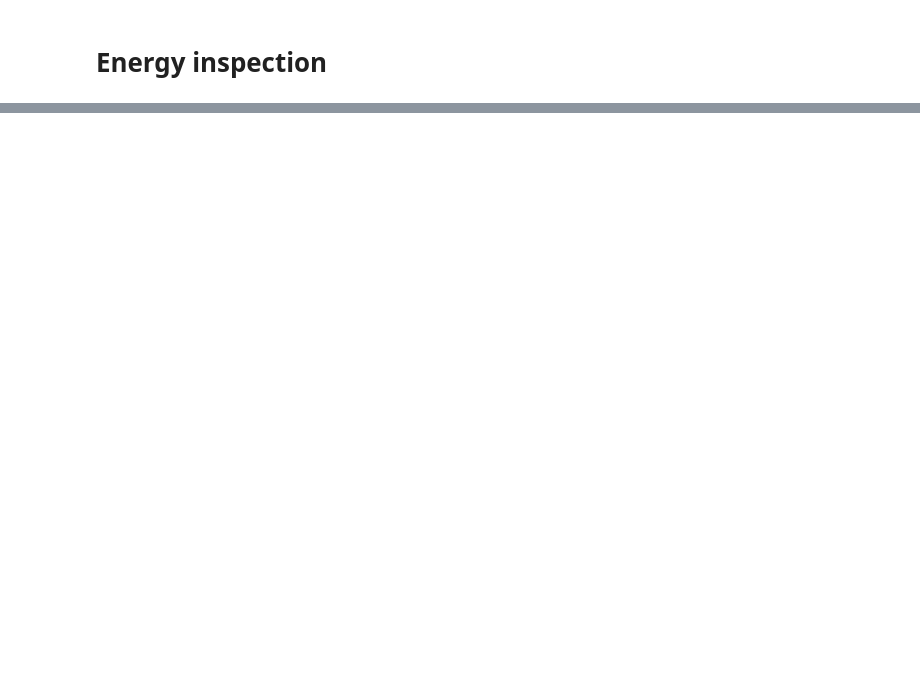
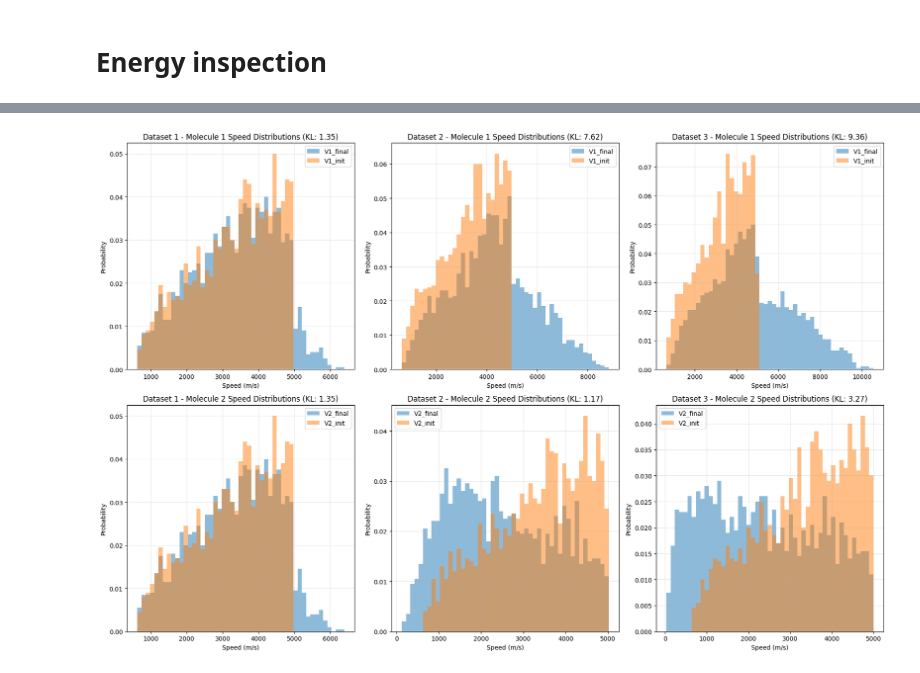
Before and after one commit to TijnZeelenberg/scatteringkernels, a Jupyter notebook: data_analysis.ipynb, the cells around one changed output, grey strips where cells are left out. Saved outputs shown, nothing was run; the diff lists cells and outputs as text; code cells hidden in the pictures; blank space fills up the shorter version.

```diff
--- a/data_analysis.ipynb
+++ b/data_analysis.ipynb
@@ -166,50 +110,68 @@ Calculate the Kullback-Leibler divergence between the pre- and post-collisional
 # %%
-import numpy as np
-import pandas as pd
 from scipy.stats import entropy
-import matplotlib.pyplot as plt
 
-# Load the data
-df = pd.read_csv("CTC_simulation_results.csv")
-v_init = df["V_init"]
-v_final = df["V_final"]
+num_bins = 50
+fig, ax = plt.subplots(2, nr_datasets, figsize=(18, 4*nr_datasets))
+for i in range(nr_datasets):
+    # Molecule 1
+    v1_init = datasets[i]["V1_init"].dropna().values
+    v1_final = datasets[i]["V1_final"].dropna().values
 
-# Create Histograms (Discretize the distributions)
-# We must use the same bins for both to align them.
-# We create bins covering the full range of both datasets.
-num_bins = 50
-min_val = min(v_init.min(), v_final.min())
-max_val = max(v_init.max(), v_final.max())
-bins = np.linspace(min_val, max_val, num_bins)
+    min_val_1 = min(v1_init.min(), v1_final.min())
+    max_val_1 = max(v1_init.max(), v1_final.max())
+    bins_1 = np.linspace(min_val_1, max_val_1, num_bins)
 
-# Get the counts and normalize them to create probability distributions
-# density=False gets counts, we normalize manually to ensure sum(P) = 1
-v_final_counts, _ = np.histogram(v_final, bins=bins)
-v_init_counts, _ = np.histogram(v_init, bins=bins)
+    v1_final_counts, _ = np.histogram(v1_final, bins=bins_1)
+    v1_init_counts, _ = np.histogram(v1_init, bins=bins_1)
 
-# Handle zeros (Smoothing)
-# KL divergence explodes if Q(i) is 0 where P(i) > 0.
-# We add a small epsilon to avoid log(0) or division by zero errors.
-epsilon = 1e-10
-v_final_counts = v_final_counts + epsilon
-v_init_counts = v_init_counts + epsilon
+    epsilon = 1e-10
+    v1_final_counts = v1_final_counts + epsilon
+    v1_init_counts = v1_init_counts + epsilon
 
-# Normalize to get probabilities
-v_final_norm = v_final_counts / np.sum(v_final_counts)  # Final distribution
-v_init_norm = v_init_counts / np.sum(v_init_counts)  # Initial distribution
+    v1_final_norm = v1_final_counts / np.sum(v1_final_counts)
+    v1_init_norm = v1_init_counts / np.sum(v1_init_counts)
 
-# Compute KL Divergence
-# D_KL(P || Q)
-kl_divergence = entropy(v_final_norm, v_init_norm)
+    kl_divergence_1 = entropy(v1_final_norm, v1_init_norm)
+    print(f"Dataset {i+1} - Molecule 1 KL Divergence D_KL(V_final || V_init): {kl_divergence_1:.4f}")
 
-print(f"KL Divergence D_KL(V_final || V_init): {kl_divergence:.4f}")
+    # Plot molecule 1
+    ax[0, i].bar(bins_1[:-1], v1_final_norm, width=np.diff(bins_1), alpha=0.5, label='V1_final', align='edge')
+    ax[0, i].bar(bins_1[:-1], v1_init_norm, width=np.diff(bins_1), alpha=0.5, label='V1_init', align='edge')
+    ax[0, i].set_title(f"Dataset {i+1} - Molecule 1 Speed Distributions (KL: {kl_divergence_1:.2f})")
+    ax[0, i].set_xlabel("Speed (m/s)")
+    ax[0, i].set_ylabel("Probability")
+    ax[0, i].legend()
+    ax[0, i].grid(alpha=0.3)
 
-# Plot to visualize the overlap
-plt.figure(figsize=(8, 5))
-plt.title(f"Speed Distributions (KL Divergence: {kl_divergence:.2f})")
-plt.bar(bins[:-1], v_final_norm, width=np.diff(bins), alpha=0.5, label='V_final', align='edge')
-plt.bar(bins[:-1], v_init_norm, width=np.diff(bins), alpha=0.5, label='V_init', align='edge')
-plt.legend()
-plt.xlabel("Speed (m/s)")
-plt.ylabel("Probability")
+    # Molecule 2
+    v2_init = datasets[i]["V2_init"].dropna().values
+    v2_final = datasets[i]["V2_final"].dropna().values
+
+    min_val_2 = min(v2_init.min(), v2_final.min())
+    max_val_2 = max(v2_init.max(), v2_final.max())
+    bins_2 = np.linspace(min_val_2, max_val_2, num_bins)
+
+    v2_final_counts, _ = np.histogram(v2_final, bins=bins_2)
+    v2_init_counts, _ = np.histogram(v2_init, bins=bins_2)
+
+    v2_final_counts = v2_final_counts + epsilon
+    v2_init_counts = v2_init_counts + epsilon
+
+    v2_final_norm = v2_final_counts / np.sum(v2_final_counts)
+    v2_init_norm = v2_init_counts / np.sum(v2_init_counts)
+
+    kl_divergence_2 = entropy(v2_final_norm, v2_init_norm)
+    print(f"Dataset {i+1} - Molecule 2 KL Divergence D_KL(V_final || V_init): {kl_divergence_2:.4f}")
+
+    # Plot molecule 2
+    ax[1, i].bar(bins_2[:-1], v2_final_norm, width=np.diff(bins_2), alpha=0.5, label='V2_final', align='edge')
+    ax[1, i].bar(bins_2[:-1], v2_init_norm, width=np.diff(bins_2), alpha=0.5, label='V2_init', align='edge')
+    ax[1, i].set_title(f"Dataset {i+1} - Molecule 2 Speed Distributions (KL: {kl_divergence_2:.2f})")
+    ax[1, i].set_xlabel("Speed (m/s)")
+    ax[1, i].set_ylabel("Probability")
+    ax[1, i].legend()
+    ax[1, i].grid(alpha=0.3)
+
+plt.tight_layout()
+plt.show()
 # %% [output]
@@ -216,0 +185 @@ FileNotFoundError: [Errno 2] No such file or directory: 'CTC_simulation_results.
+[figure, added]
```
Also changed, not shown: parts of 11 cells of this notebook, 1 other file.
